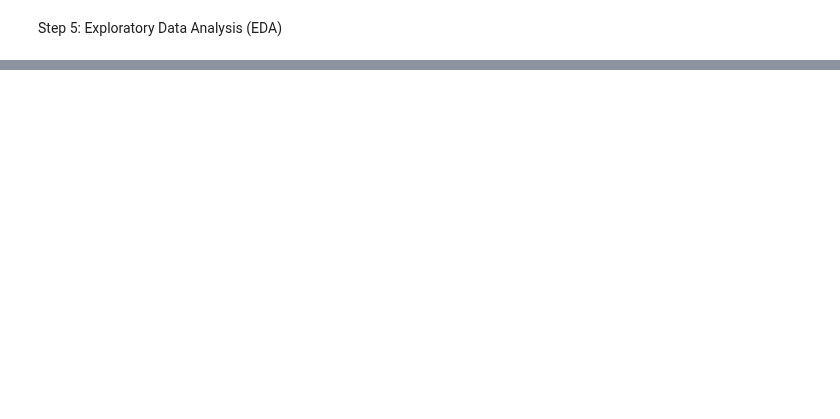
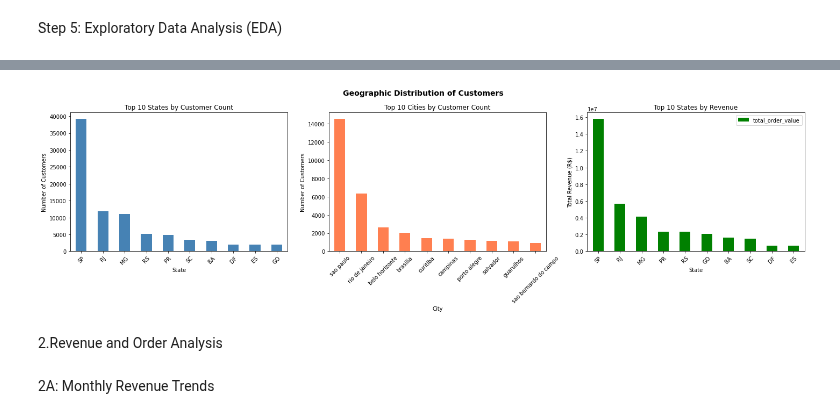
Before and after one commit to BangariSoni/LogicMojo-AI-ML-March26-SOBANGA, a Jupyter notebook: python_project_aiml_logicmojo/python_project_aiml_logicmojo_dataset/project_implementation.ipynb, the cells around one changed output, grey strips where cells are left out. Cells and saved outputs as stored; diff of their text form; code cells hidden in the pictures; blank space fills up the shorter version.

```diff
--- a/python_project_aiml_logicmojo/python_project_aiml_logicmojo_dataset/project_implementation.ipynb
+++ b/python_project_aiml_logicmojo/python_project_aiml_logicmojo_dataset/project_implementation.ipynb
@@ -1039,0 +1169,10 @@ Step 5: Exploratory Data Analysis (EDA)
+# %%
+# Top 10 states by customer count
+state_counts = master.groupby("customer_state")["customer_unique_id"].nunique().sort_values(ascending=False)
+print("Top 10 States by Customer Count:\n", state_counts.head(5))
+# Top 10 cities by customer count
+city_counts = master.groupby("customer_city")["customer_unique_id"].nunique().sort_values(ascending=False)
+print("\nTop 10 Cities by Customer Count:\n", city_counts.head(5))
+# Revenue by state
+state_revenue = master.groupby("customer_state")["total_order_value"].sum().sort_values(ascending=False)
+print("\nTop 10 States by Revenue:\n", state_revenue.head(5))
@@ -1039,0 +1197,32 @@ Step 5: Exploratory Data Analysis (EDA)
+# %%
+#Visualization of analysis of geographic distribution of customers and revenue
+fig, axes = plt.subplots(1, 3, figsize=(20, 6))
+# Chart 1 — Top 10 States by Customer Count
+state_counts.head(10).plot(kind="bar", ax=axes[0], color="steelblue")
+axes[0].set_title("Top 10 States by Customer Count")
+axes[0].set_xlabel("State")
+axes[0].set_ylabel("Number of Customers")
+axes[0].tick_params(axis="x", rotation=45)
+# Chart 2 — Top 10 Cities by Customer Count
+city_counts.head(10).plot(kind="bar", ax=axes[1], color="coral")
+axes[1].set_title("Top 10 Cities by Customer Count")
+axes[1].set_xlabel("City")
+axes[1].set_ylabel("Number of Customers")
+axes[1].tick_params(axis="x", rotation=45)# Rotate x-axis labels for better readability
+# Chart 3 — Top 10 States by Revenue
+state_revenue.head(10).plot(kind="bar", ax=axes[2], color="green")
+axes[2].set_title("Top 10 States by Revenue")
+axes[2].set_xlabel("State")
+axes[2].set_ylabel("Total Revenue (R$)")
+axes[2].tick_params(axis="x", rotation=45) # Rotate x-axis labels for better readability
+plt.suptitle("Geographic Distribution of Customers",
+             fontsize=14, fontweight="bold")
+plt.tight_layout()
+plt.legend()
+plt.show()
+# %% [output]
+[figure, added]
+# %% [markdown]
+2.Revenue and Order Analysis
+# %% [markdown]
+ 2A: Monthly Revenue Trends
```
Also changed, not shown: parts of 51 cells of this notebook.
